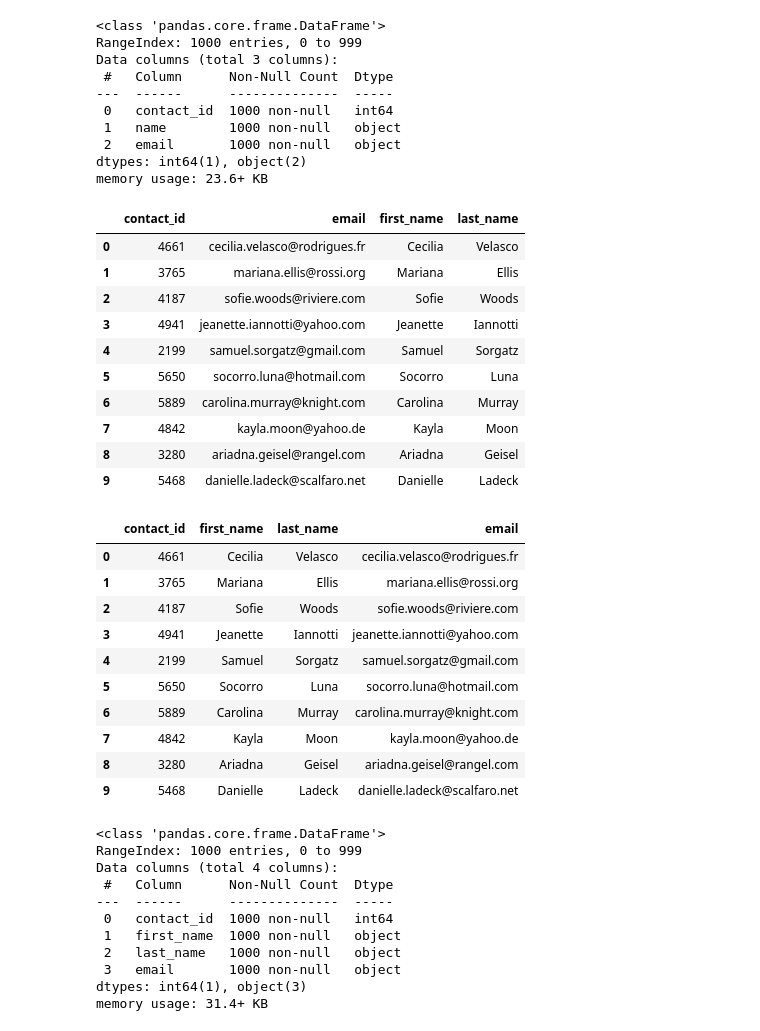
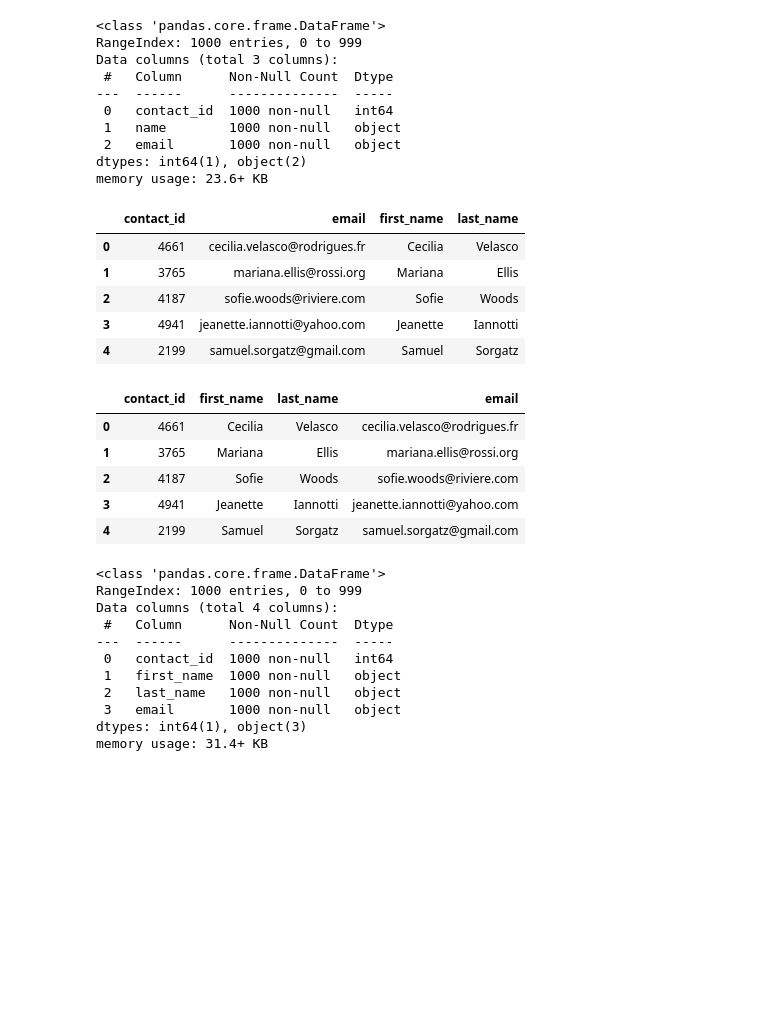
Before and after one commit to gang7777777/Crowdfunding_ETL, a Jupyter notebook: ETL_Mini_Project_RAlfelor_PValdivia.ipynb, the cells around one changed output. Saved outputs shown, nothing was run; the diff lists cells and outputs as text; code cells hidden in the pictures; blank space fills up the shorter version.

```diff
--- a/ETL_Mini_Project_RAlfelor_PValdivia.ipynb
+++ b/ETL_Mini_Project_RAlfelor_PValdivia.ipynb
@@ -315,6 +315,6 @@ campaign_cleaned.to_csv("Resources/campaign.csv", index=False)
 ### Extract the contacts.xlsx Data.
 # %%
 # Read the data into a Pandas DataFrame. Use the `header=2` parameter when reading in the data.
-contact_info_df = pd.read_excel('Resources/contacts.xlsx', header=2)
+contact_info_df = pd.read_excel('Resources/contacts.xlsx', header=3)
 contact_info_df.head(6)
 # %% [output]
@@ -341,7 +341,11 @@ Then export the DataFrame as a `contacts.csv` CSV file.
 # Iterate through the contact_info_df and convert each row to a dictionary.
 import json
 dict_values = []
-
+for i,row in contact_info_df.iterrows():
+    data= row['contact_info']
+    converted_data= json.loads(data)
+    key_values= [v for k,v in converted_data.items()]
+    dict_values.append(key_values)
 
 # Print out the list of values for each row.
 print(dict_values)
@@ -350,6 +354,8 @@ print(dict_values)
 # %%
 # Create a contact_info DataFrame and add each list of values, i.e., each row
 # to the 'contact_id', 'name', 'email' columns.
+contacts_df = pd.DataFrame(dict_values, columns=['contact_id','name','email'])
+contacts_df
 # %% [output]
 |  | contact_id | name | email |
 | 0 | 4661 | Cecilia Velasco | cecilia.velasco@rodrigues.fr |
@@ -372,23 +386,22 @@ dtypes: int64(1), object(2)
 memory usage: 23.6+ KB
 # %%
 # Create a "first"name" and "last_name" column with the first and last names from the "name" column.
-
+contacts_df[['first_name','last_name']]= contacts_df['name'].str.split(' ', n=1, expand=True)
 
 # Drop the contact_name column
+contacts_df_clean = contacts_df.drop(labels='name', axis =1)
+contacts_df_clean.head()
 # %% [output]
 |  | contact_id | email | first_name | last_name |
 | 0 | 4661 | cecilia.velasco@rodrigues.fr | Cecilia | Velasco |
 | 1 | 3765 | mariana.ellis@rossi.org | Mariana | Ellis |
 | 2 | 4187 | sofie.woods@riviere.com | Sofie | Woods |
 | 3 | 4941 | jeanette.iannotti@yahoo.com | Jeanette | Iannotti |
 | 4 | 2199 | samuel.sorgatz@gmail.com | Samuel | Sorgatz |
-| 5 | 5650 | socorro.luna@hotmail.com | Socorro | Luna |
-| 6 | 5889 | carolina.murray@knight.com | Carolina | Murray |
-| 7 | 4842 | kayla.moon@yahoo.de | Kayla | Moon |
-| 8 | 3280 | ariadna.geisel@rangel.com | Ariadna | Geisel |
-| 9 | 5468 | danielle.ladeck@scalfaro.net | Danielle | Ladeck |
 # %%
 # Reorder the columns
+contacts_df_clean_2 = contacts_df_clean[['contact_id', 'first_name', 'last_name', 'email']]
+contacts_df_clean_2.head()
 # %% [output]
 |  | contact_id | first_name | last_name | email |
 | 0 | 4661 | Cecilia | Velasco | cecilia.velasco@rodrigues.fr |
@@ -396,10 +409,5 @@ memory usage: 23.6+ KB
 | 2 | 4187 | Sofie | Woods | sofie.woods@riviere.com |
 | 3 | 4941 | Jeanette | Iannotti | jeanette.iannotti@yahoo.com |
 | 4 | 2199 | Samuel | Sorgatz | samuel.sorgatz@gmail.com |
-| 5 | 5650 | Socorro | Luna | socorro.luna@hotmail.com |
-| 6 | 5889 | Carolina | Murray | carolina.murray@knight.com |
-| 7 | 4842 | Kayla | Moon | kayla.moon@yahoo.de |
-| 8 | 3280 | Ariadna | Geisel | ariadna.geisel@rangel.com |
-| 9 | 5468 | Danielle | Ladeck | danielle.ladeck@scalfaro.net |
 # %%
 # Check the datatypes one more time before exporting as CSV file.
```
Also changed, not shown: parts of 4 cells of this notebook, 2 other files.
